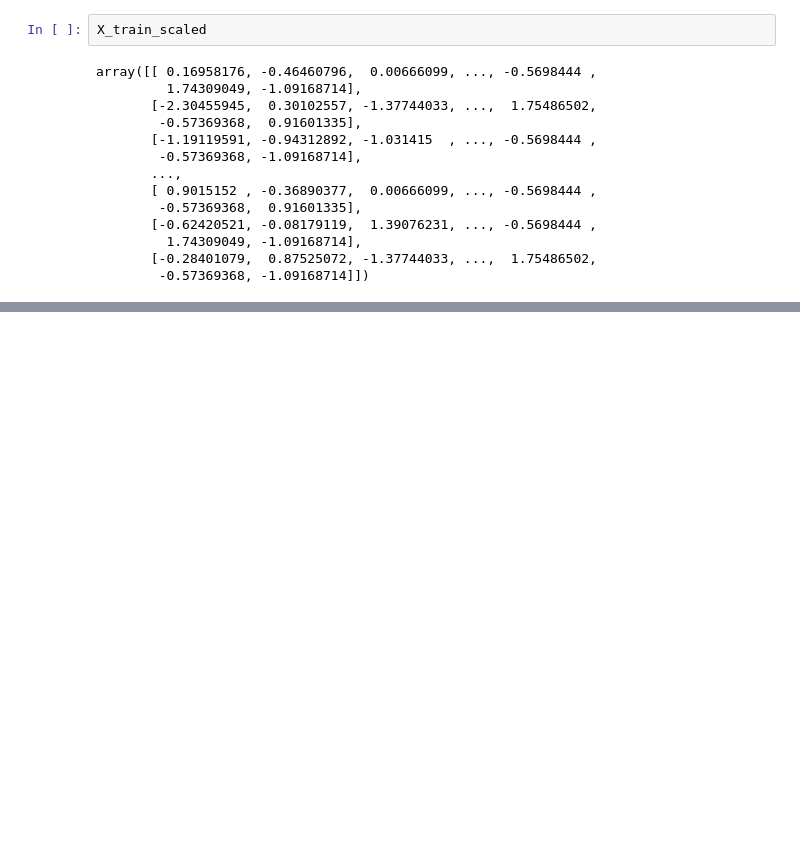
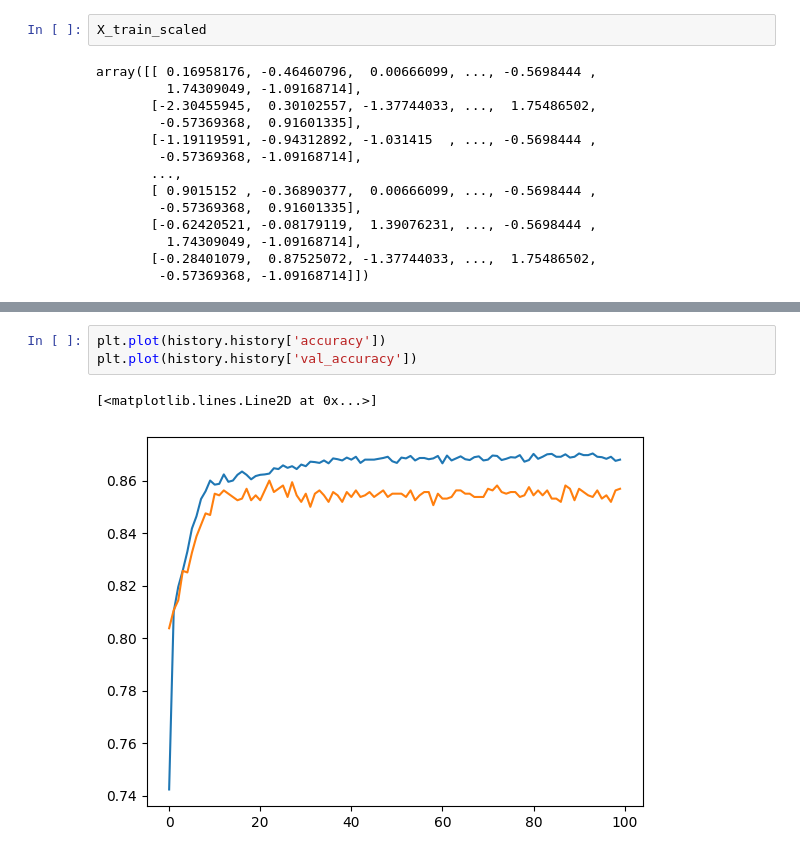
Before and after one commit to pushpakantshinde/Deep_Learning_Practice, a Jupyter notebook: Customer_Churn_Modelling.ipynb, the cells around one changed output, grey strips where cells are left out. Drawn from its saved outputs; the diff is of its cells as text; blank space fills up the shorter version.

```diff
--- a/Customer_Churn_Modelling.ipynb
+++ b/Customer_Churn_Modelling.ipynb
@@ -207,0 +367,6 @@ array([[0.26689407],
+# %%
+plt.plot(history.history['accuracy'])
+plt.plot(history.history['val_accuracy'])
+# %% [output]
+[<matplotlib.lines.Line2D at 0x...>]
+[figure, added]
```
Also changed, not shown: parts of 33 cells of this notebook.
